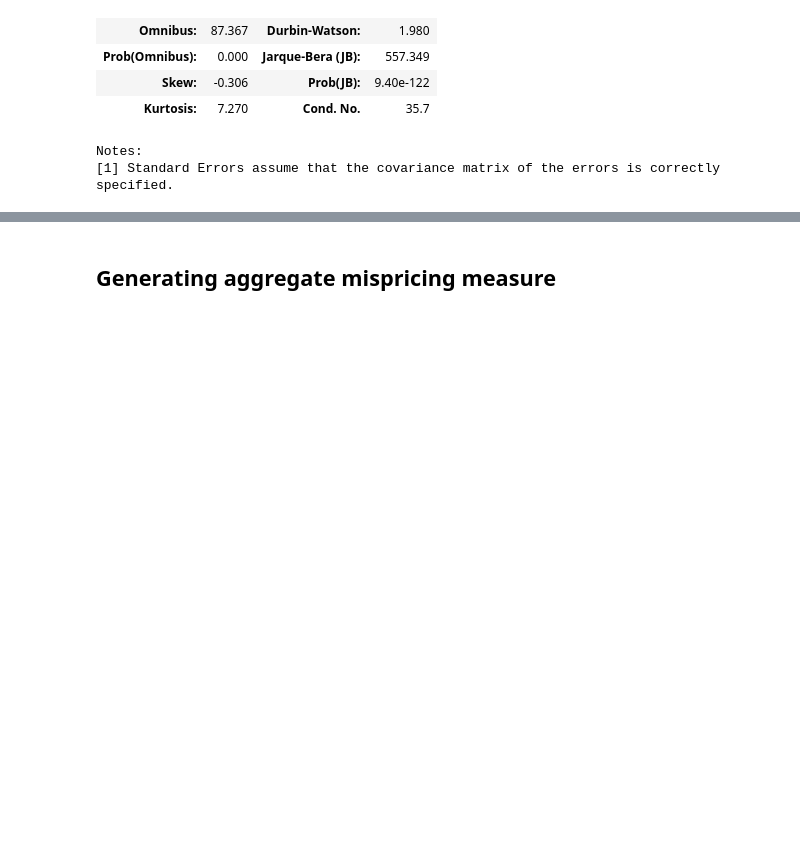
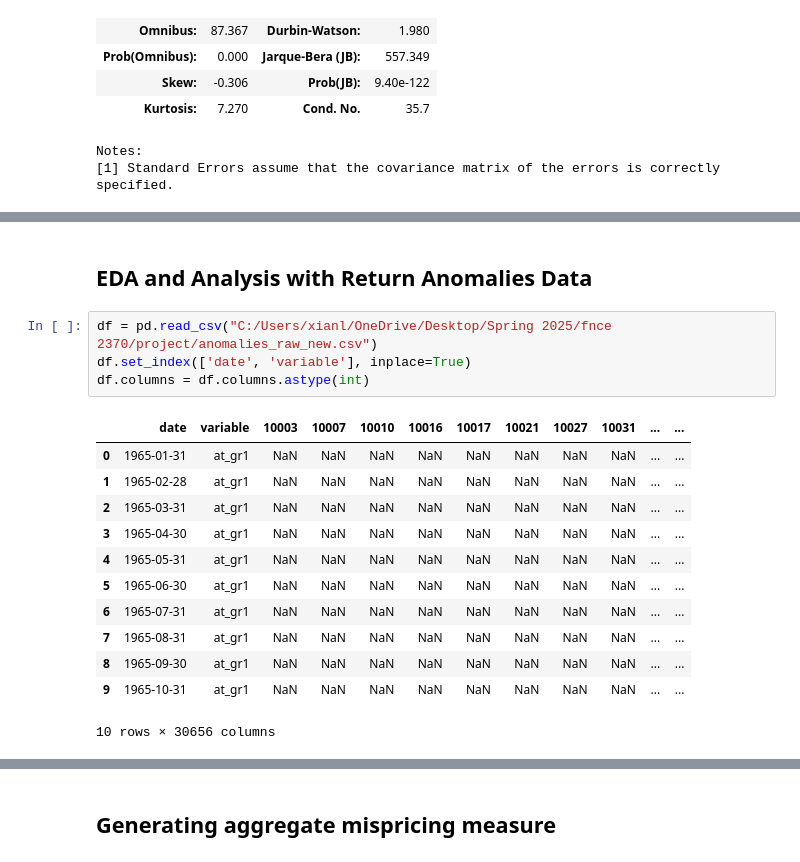
Before and after one commit to fanghe-ma/IVOL-Puzzle-and-Arbitrage-Asymmetry, a Jupyter notebook: project.ipynb, the cells around one changed output, grey strips where cells are left out. Drawn from its saved outputs; the diff is of its cells as text; blank space fills up the shorter version.

```diff
--- a/project.ipynb
+++ b/project.ipynb
@@ -584,0 +777,19 @@ The 9 return anomalies are retrieved in a separate notebook.
+# %% [markdown]
+## EDA and Analysis with Return Anomalies Data
+# %%
+df = pd.read_csv("C:/Users/xianl/OneDrive/Desktop/Spring 2025/fnce 2370/project/anomalies_raw_new.csv")
+df.set_index(['date', 'variable'], inplace=True)
+df.columns = df.columns.astype(int)
+# %% [output]
+|  | date | variable | 10003 | 10007 | 10010 | 10016 | 10017 | 10021 | 10027 | 10031 | ... | ... |
+| 0 | 1965-01-31 | at_gr1 | NaN | NaN | NaN | NaN | NaN | NaN | NaN | NaN | ... | ... |
+| 1 | 1965-02-28 | at_gr1 | NaN | NaN | NaN | NaN | NaN | NaN | NaN | NaN | ... | ... |
+| 2 | 1965-03-31 | at_gr1 | NaN | NaN | NaN | NaN | NaN | NaN | NaN | NaN | ... | ... |
+| 3 | 1965-04-30 | at_gr1 | NaN | NaN | NaN | NaN | NaN | NaN | NaN | NaN | ... | ... |
+| 4 | 1965-05-31 | at_gr1 | NaN | NaN | NaN | NaN | NaN | NaN | NaN | NaN | ... | ... |
+| 5 | 1965-06-30 | at_gr1 | NaN | NaN | NaN | NaN | NaN | NaN | NaN | NaN | ... | ... |
+| 6 | 1965-07-31 | at_gr1 | NaN | NaN | NaN | NaN | NaN | NaN | NaN | NaN | ... | ... |
+| 7 | 1965-08-31 | at_gr1 | NaN | NaN | NaN | NaN | NaN | NaN | NaN | NaN | ... | ... |
+| 8 | 1965-09-30 | at_gr1 | NaN | NaN | NaN | NaN | NaN | NaN | NaN | NaN | ... | ... |
+| 9 | 1965-10-31 | at_gr1 | NaN | NaN | NaN | NaN | NaN | NaN | NaN | NaN | ... | ... |
+10 rows × 30656 columns
```
Also changed, not shown: parts of 9 cells of this notebook.
